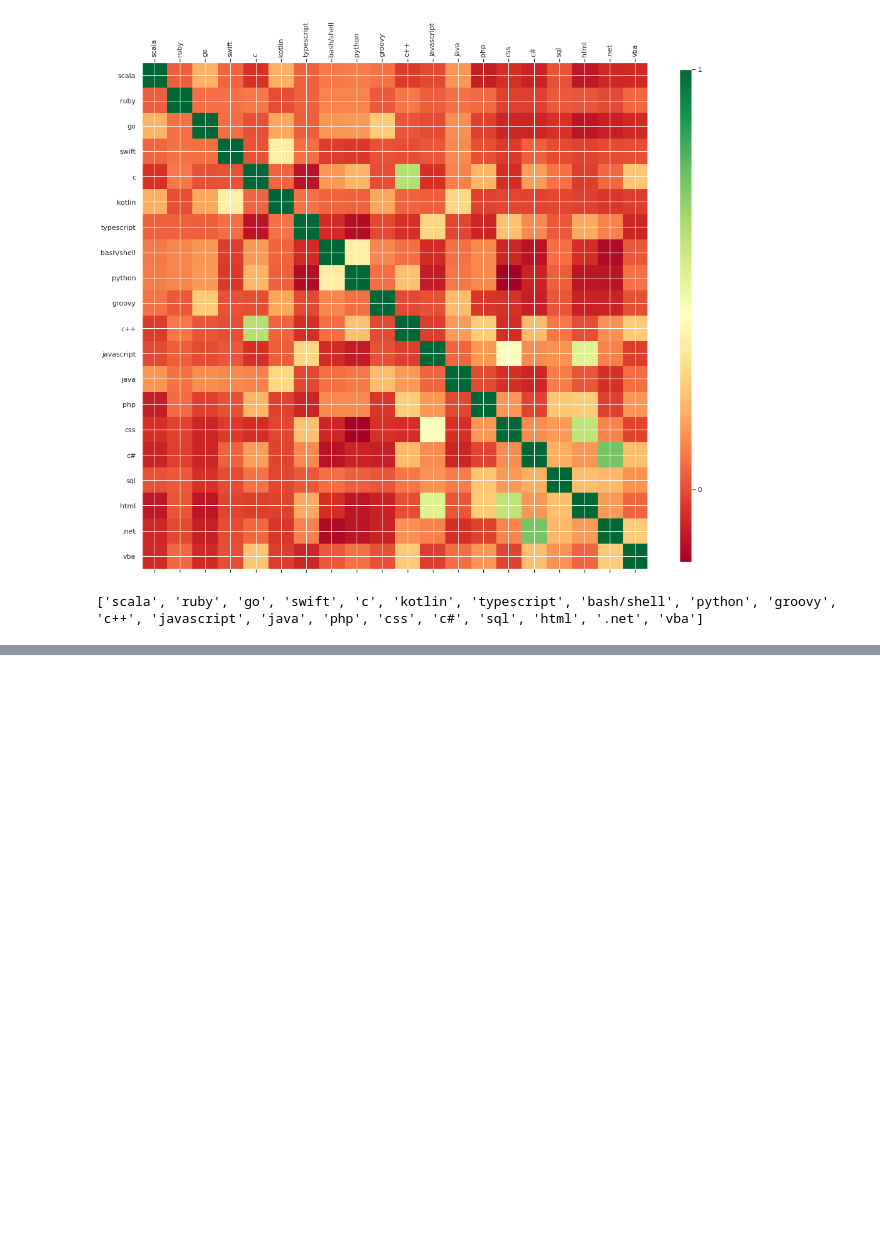
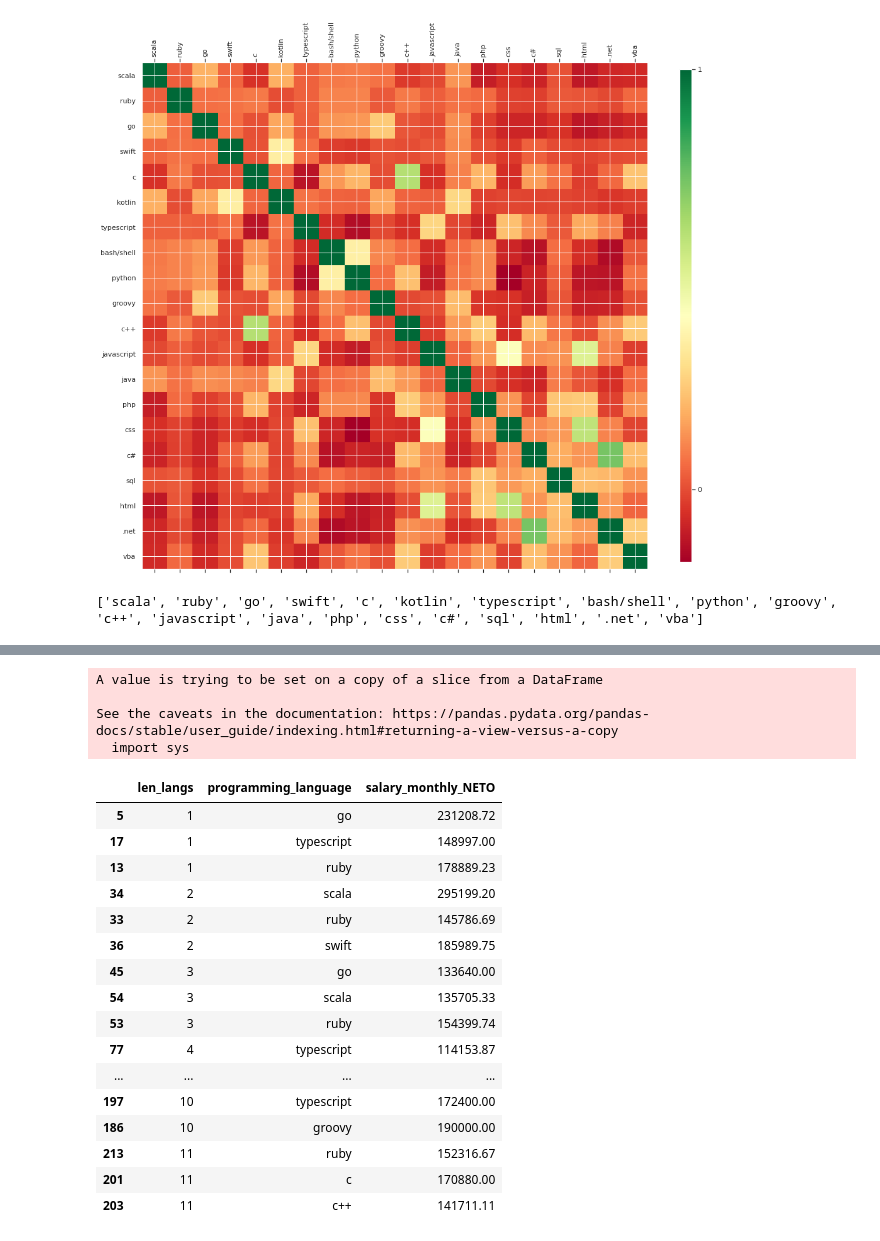
Before and after one commit to fnbellomo/DiploDatos2021, a Jupyter notebook: AyVD/Entregable_Parte_1_Natan.ipynb, the cells around one changed output, grey strips where cells are left out. Drawn from its saved outputs; the diff is of its cells as text; code cells hidden in the pictures; blank space fills up the shorter version.

```diff
--- a/AyVD/Entregable_Parte_1_Natan.ipynb
+++ b/AyVD/Entregable_Parte_1_Natan.ipynb
@@ -386,0 +410,6 @@ cbar = fig.colorbar(cax, ticks=[-1, 0, 1], aspect=40, shrink=.8)
+# %%
+df_lang2 = df_lang.copy()
+df_lang2['len_langs'] = df_lang['cured_programming_languages'].str.len()
+df_lang2 = df_lang2[(df_lang2['programming_language'] != 'ninguno')  ] #& (df_lang2['len_langs'] < 5)
+df_lang2.len_langs.value_counts()
+#seaborn.countplot(df_lang2, x='len_langs')
@@ -386,0 +436,31 @@ cbar = fig.colorbar(cax, ticks=[-1, 0, 1], aspect=40, shrink=.8)
+# %%
+df_lang2 = df_lang2[(df_lang2['len_langs'] < 12) & (df_lang2.programming_language.isin(pivot_df_filtered.index))]
+#df_lang2.len_langs.value_counts()
+df3 = df_lang2.groupby(['len_langs','programming_language']).agg({'salary_monthly_NETO':numpy.mean}).reset_index()
+#df3.groupby(by='len_langs')['salary_monthly_NETO'].apply(lambda grp: grp.nlargest(3))#.nlargest(3, 'salary_monthly_NETO')
+df3.sort_values('salary_monthly_NETO', ascending=False, inplace=True)
+df4 = df3.groupby('len_langs').head(3)
+df4.sort_values('len_langs', ascending=True, inplace=True)
+df4
+# %% [output]
+A value is trying to be set on a copy of a slice from a DataFrame
+
+See the caveats in the documentation: https://pandas.pydata.org/pandas-docs/stable/user_guide/indexing.html#returning-a-view-versus-a-copy
+  import sys
+|  | len_langs | programming_language | salary_monthly_NETO |
+| 5 | 1 | go | 231208.72 |
+| 17 | 1 | typescript | 148997.00 |
+| 13 | 1 | ruby | 178889.23 |
+| 34 | 2 | scala | 295199.20 |
+| 33 | 2 | ruby | 145786.69 |
+| 36 | 2 | swift | 185989.75 |
+| 45 | 3 | go | 133640.00 |
+| 54 | 3 | scala | 135705.33 |
+| 53 | 3 | ruby | 154399.74 |
+| 77 | 4 | typescript | 114153.87 |
+| ... | ... | ... | ... |
+| 197 | 10 | typescript | 172400.00 |
+| 186 | 10 | groovy | 190000.00 |
+| 213 | 11 | ruby | 152316.67 |
+| 201 | 11 | c | 170880.00 |
+| 203 | 11 | c++ | 141711.11 |
```
Also changed, not shown: parts of 10 cells of this notebook.
